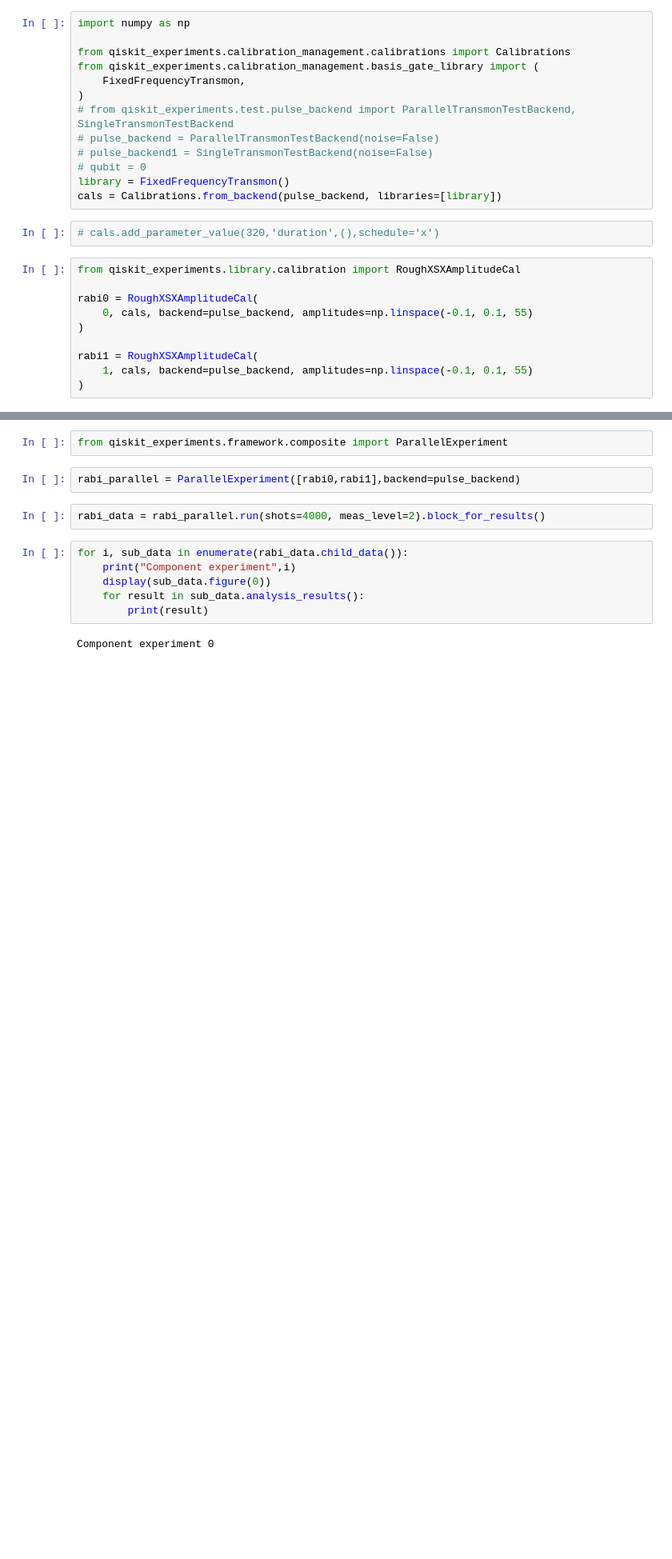
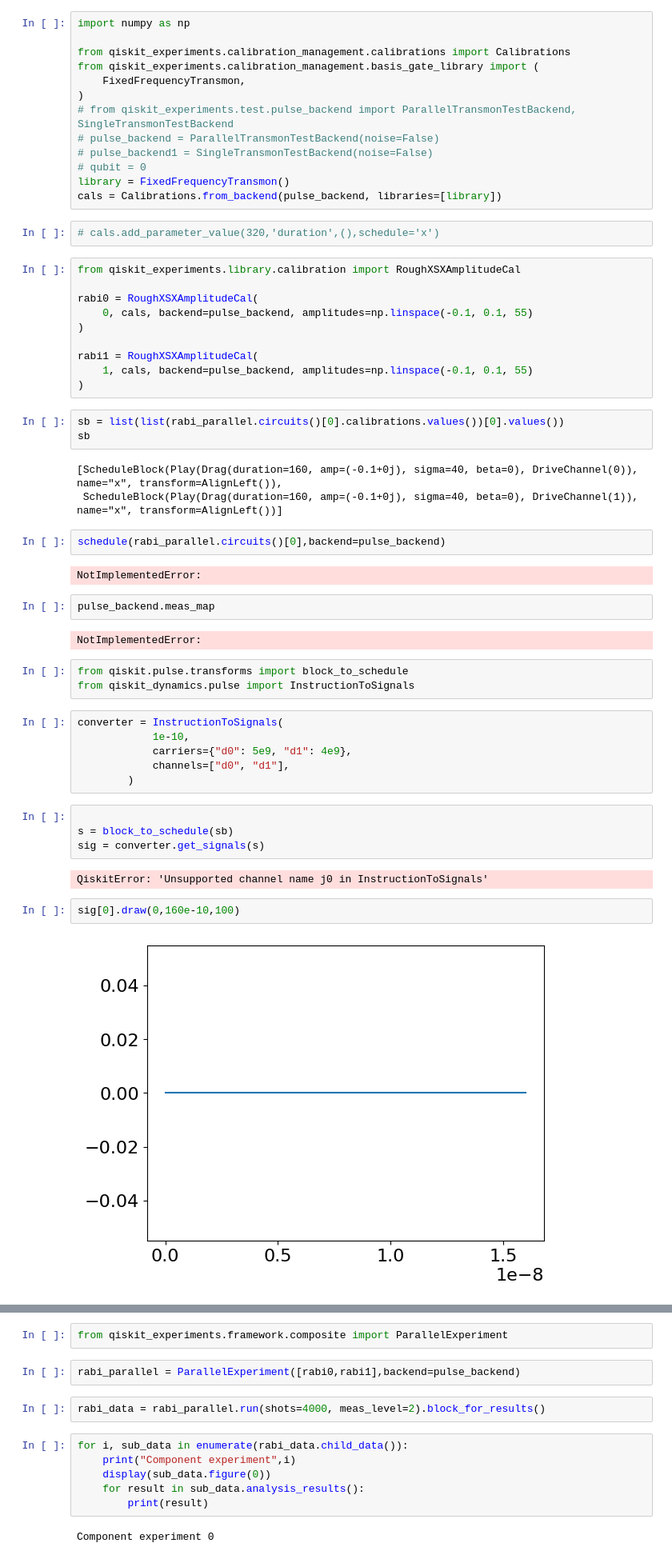
Before and after one commit to rupeshknn/pulse-backend-qamp22, a Jupyter notebook: Parallel Experiments.ipynb, the cells around one changed output, grey strips where cells are left out. Shown at 80% size. Cells and saved outputs as stored; diff of their text form; blank space fills up the shorter version.

```diff
--- a/Parallel Experiments.ipynb
+++ b/Parallel Experiments.ipynb
@@ -78,3 +196,36 @@ rabi0 = RoughXSXAmplitudeCal(
 rabi1 = RoughXSXAmplitudeCal(
     1, cals, backend=pulse_backend, amplitudes=np.linspace(-0.1, 0.1, 55)
 )
+# %%
+sb = list(list(rabi_parallel.circuits()[0].calibrations.values())[0].values())
+sb
+# %% [output]
+[ScheduleBlock(Play(Drag(duration=160, amp=(-0.1+0j), sigma=40, beta=0), DriveChannel(0)), name="x", transform=AlignLeft()),
+ ScheduleBlock(Play(Drag(duration=160, amp=(-0.1+0j), sigma=40, beta=0), DriveChannel(1)), name="x", transform=AlignLeft())]
+# %%
+schedule(rabi_parallel.circuits()[0],backend=pulse_backend)
+# %% [output]
+NotImplementedError:
+# %%
+pulse_backend.meas_map
+# %% [output]
+NotImplementedError:
+# %%
+from qiskit.pulse.transforms import block_to_schedule
+from qiskit_dynamics.pulse import InstructionToSignals
+# %%
+converter = InstructionToSignals(
+            1e-10,
+            carriers={"d0": 5e9, "d1": 4e9},
+            channels=["d0", "d1"],
+        )
+# %%
+
+s = block_to_schedule(sb)
+sig = converter.get_signals(s)
+# %% [output]
+QiskitError: 'Unsupported channel name j0 in InstructionToSignals'
+# %%
+sig[0].draw(0,160e-10,100)
+# %% [output]
+[figure, added]
```
Also changed, not shown: parts of 23 cells of this notebook, 2 other files.
